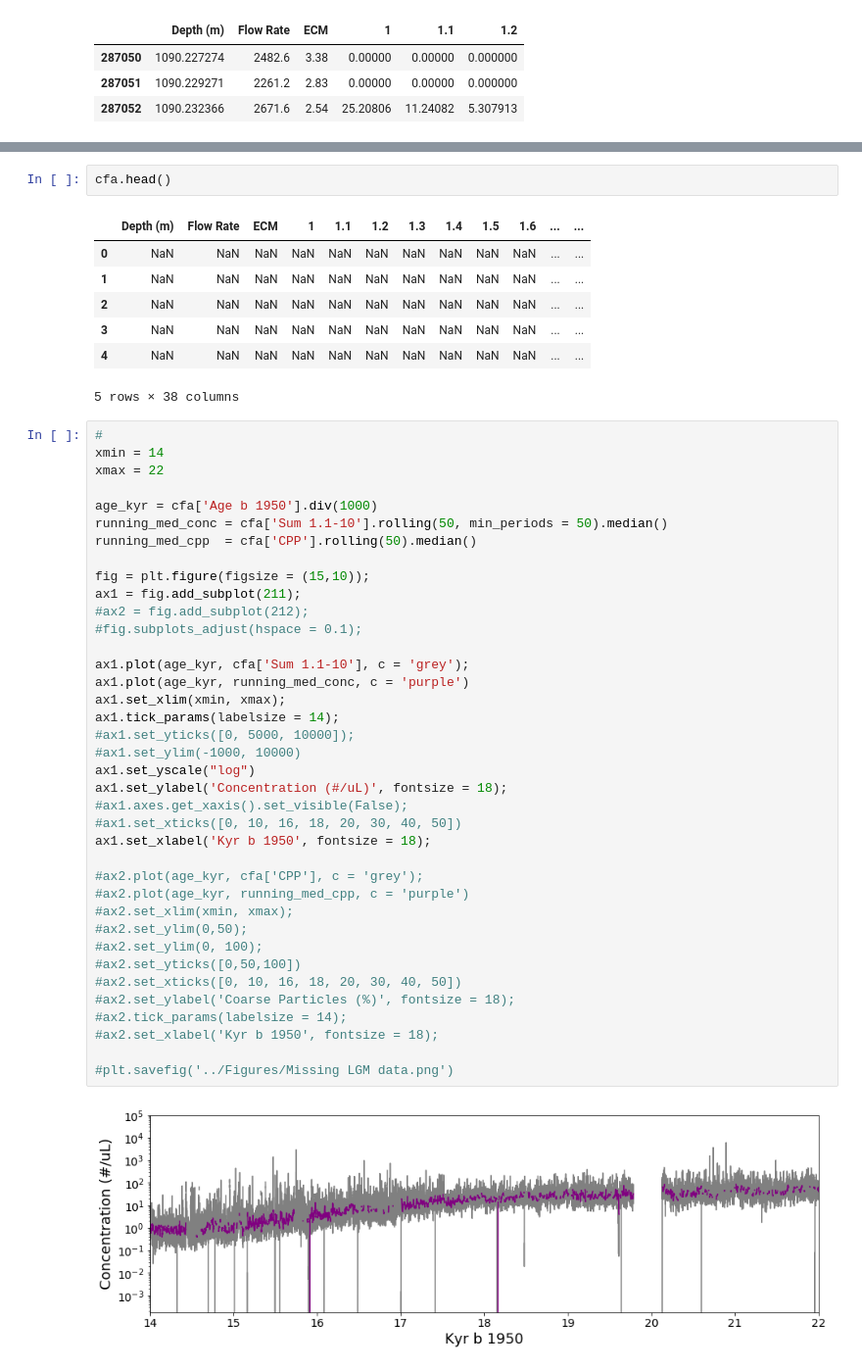
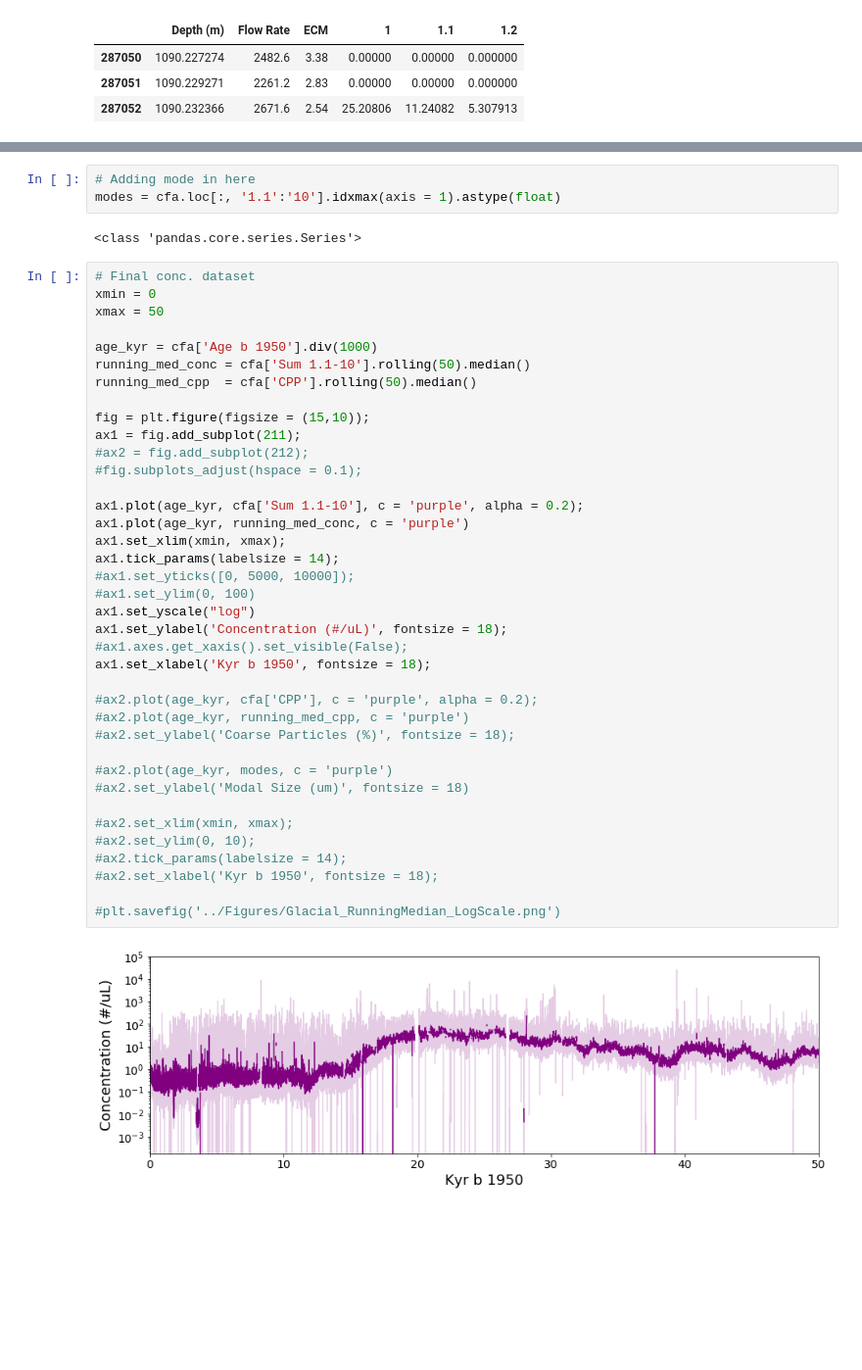
Before and after one commit to katherine-anderson/SPICEcore_Dust_Data_Processing, a Jupyter notebook: Phase 2 SPICE Contamination and Outlier Removal.ipynb, the cells around one changed output, grey strips where cells are left out. Shown: that part at 98% size. Drawn from its saved outputs; the diff is of its cells as text; blank space fills up the shorter version.

```diff
--- a/Phase 2 SPICE Contamination and Outlier Removal.ipynb
+++ b/Phase 2 SPICE Contamination and Outlier Removal.ipynb
@@ -622,50 +733,45 @@ ax3.set_xlim(xmin, xmax);
-# %%
-cfa.head()
-# %% [output]
-|  | Depth (m) | Flow Rate | ECM | 1 | 1.1 | 1.2 | 1.3 | 1.4 | 1.5 | 1.6 | ... | ... |
-| 0 | NaN | NaN | NaN | NaN | NaN | NaN | NaN | NaN | NaN | NaN | ... | ... |
-| 1 | NaN | NaN | NaN | NaN | NaN | NaN | NaN | NaN | NaN | NaN | ... | ... |
-| 2 | NaN | NaN | NaN | NaN | NaN | NaN | NaN | NaN | NaN | NaN | ... | ... |
-| 3 | NaN | NaN | NaN | NaN | NaN | NaN | NaN | NaN | NaN | NaN | ... | ... |
-| 4 | NaN | NaN | NaN | NaN | NaN | NaN | NaN | NaN | NaN | NaN | ... | ... |
-5 rows × 38 columns
+# %%
+# Adding mode in here
+modes = cfa.loc[:, '1.1':'10'].idxmax(axis = 1).astype(float)
+# %% [output]
+<class 'pandas.core.series.Series'>
 # %%
-#
-xmin = 14
-xmax = 22
+# Final conc. dataset
+xmin = 0
+xmax = 50
 
 age_kyr = cfa['Age b 1950'].div(1000)
-running_med_conc = cfa['Sum 1.1-10'].rolling(50, min_periods = 50).median()
+running_med_conc = cfa['Sum 1.1-10'].rolling(50).median()
 running_med_cpp  = cfa['CPP'].rolling(50).median()
 
 fig = plt.figure(figsize = (15,10));
 ax1 = fig.add_subplot(211);
 #ax2 = fig.add_subplot(212);
 #fig.subplots_adjust(hspace = 0.1);
 
-ax1.plot(age_kyr, cfa['Sum 1.1-10'], c = 'grey');
+ax1.plot(age_kyr, cfa['Sum 1.1-10'], c = 'purple', alpha = 0.2);
 ax1.plot(age_kyr, running_med_conc, c = 'purple')
 ax1.set_xlim(xmin, xmax);
 ax1.tick_params(labelsize = 14);
 #ax1.set_yticks([0, 5000, 10000]);
-#ax1.set_ylim(-1000, 10000)
+#ax1.set_ylim(0, 100)
 ax1.set_yscale("log")
 ax1.set_ylabel('Concentration (#/uL)', fontsize = 18);
 #ax1.axes.get_xaxis().set_visible(False);
-#ax1.set_xticks([0, 10, 16, 18, 20, 30, 40, 50])
 ax1.set_xlabel('Kyr b 1950', fontsize = 18);
 
-#ax2.plot(age_kyr, cfa['CPP'], c = 'grey');
+#ax2.plot(age_kyr, cfa['CPP'], c = 'purple', alpha = 0.2);
 #ax2.plot(age_kyr, running_med_cpp, c = 'purple')
+#ax2.set_ylabel('Coarse Particles (%)', fontsize = 18);
+
+#ax2.plot(age_kyr, modes, c = 'purple')
+#ax2.set_ylabel('Modal Size (um)', fontsize = 18)
+
 #ax2.set_xlim(xmin, xmax);
-#ax2.set_ylim(0,50);
-#ax2.set_ylim(0, 100);
-#ax2.set_yticks([0,50,100])
-#ax2.set_xticks([0, 10, 16, 18, 20, 30, 40, 50])
-#ax2.set_ylabel('Coarse Particles (%)', fontsize = 18);
+#ax2.set_ylim(0, 10);
 #ax2.tick_params(labelsize = 14);
 #ax2.set_xlabel('Kyr b 1950', fontsize = 18);
 
-#plt.savefig('../Figures/Missing LGM data.png')
+#plt.savefig('../Figures/Glacial_RunningMedian_LogScale.png')
 # %% [output]
-[figure, old version]
+[figure, new version]
```
Also changed, not shown: parts of 26 cells of this notebook, 3 other files.
